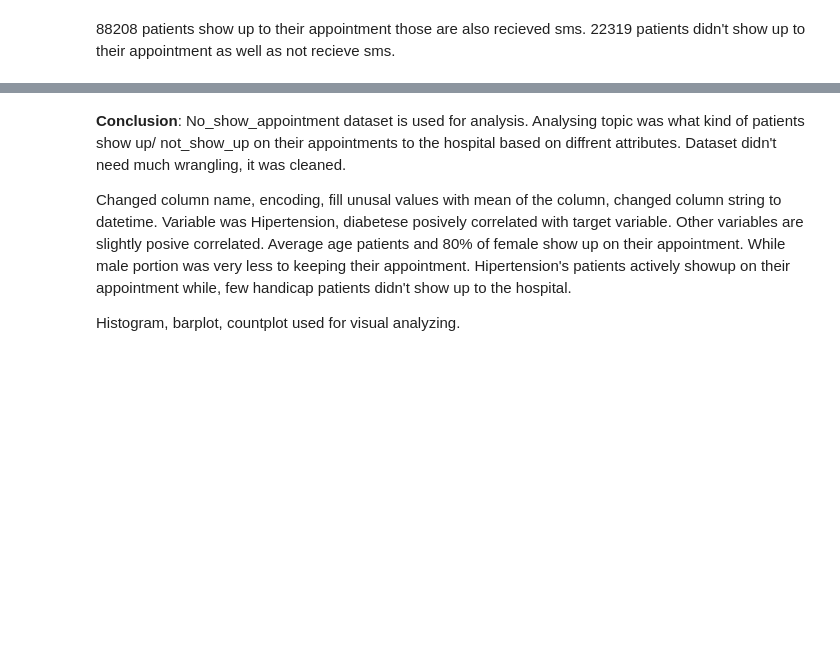
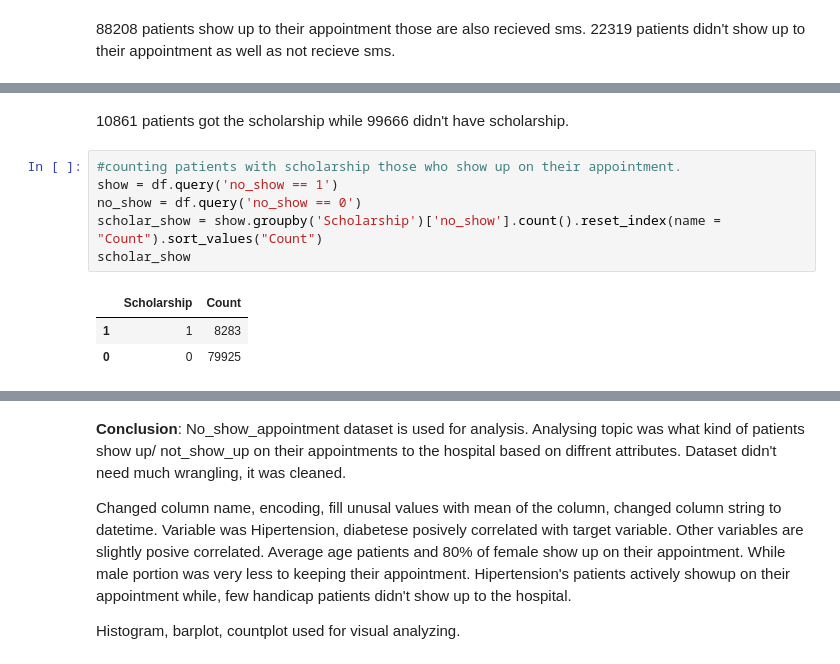
Before and after one commit to Sinha123456/Movies, a Jupyter notebook: No_show_appointment.ipynb, the cells around one changed output, grey strips where cells are left out. Drawn from its saved outputs; the diff is of its cells as text; blank space fills up the shorter version.

```diff
--- a/No_show_appointment.ipynb
+++ b/No_show_appointment.ipynb
@@ -554,0 +563,12 @@ Name: SMS_received, dtype: int64
+# %% [markdown]
+10861 patients got the scholarship while 99666 didn't have scholarship.
+# %%
+#counting patients with scholarship those who show up on their appointment.
+show = df.query('no_show == 1')
+no_show = df.query('no_show == 0')
+scholar_show = show.groupby('Scholarship')['no_show'].count().reset_index(name = "Count").sort_values("Count")
+scholar_show
+# %% [output]
+|  | Scholarship | Count |
+| 1 | 1 | 8283 |
+| 0 | 0 | 79925 |
```
Also changed, not shown: parts of 6 cells of this notebook.
